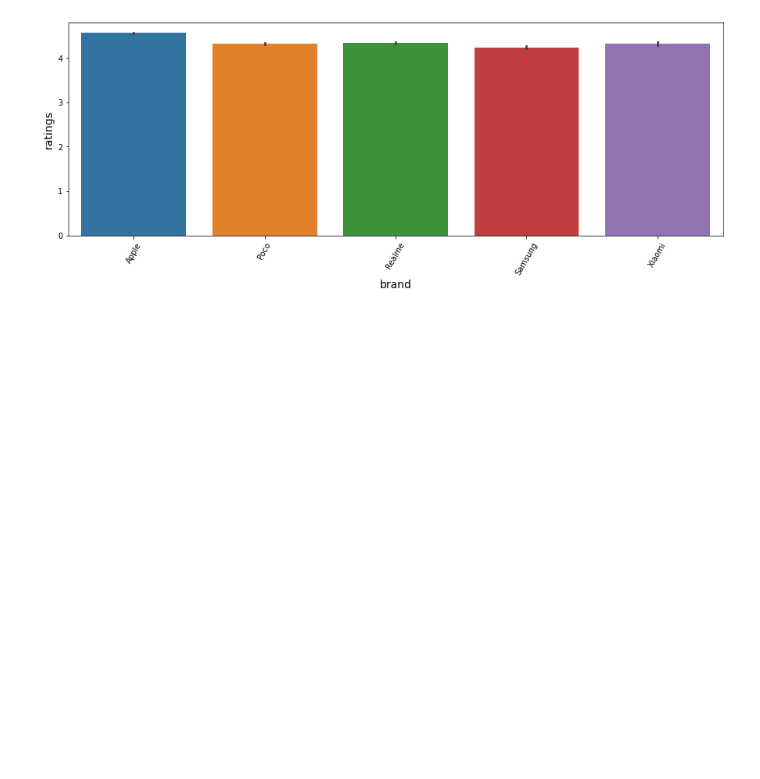
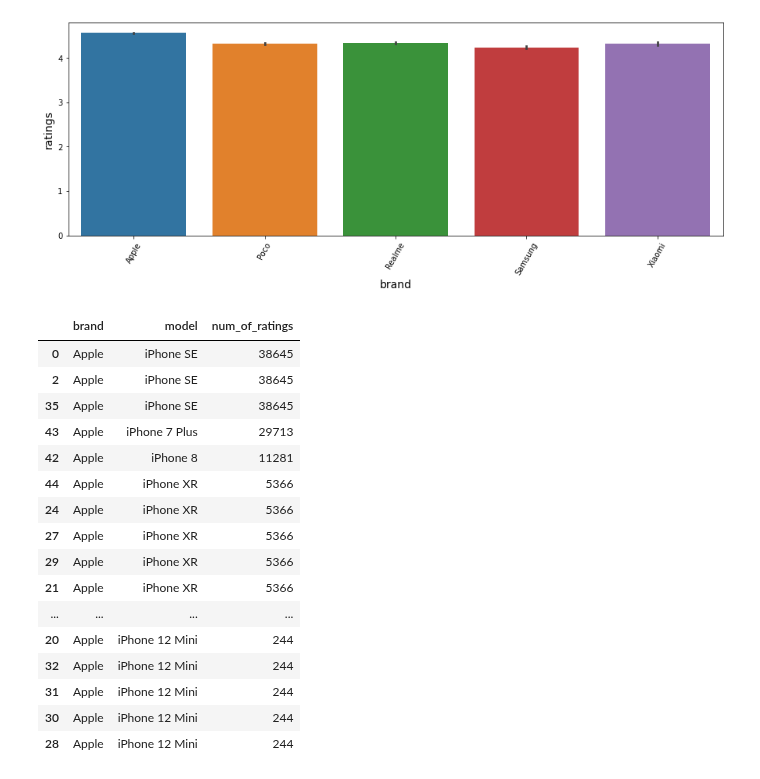
Before and after one commit to Arpan-tech-create/Exploratory_Data_Analysis, a Jupyter notebook: Mobile Sales.ipynb, the cells around one changed output. Saved outputs shown, nothing was run; the diff lists cells and outputs as text; code cells hidden in the pictures; blank space fills up the shorter version.

```diff
--- a/Mobile Sales.ipynb
+++ b/Mobile Sales.ipynb
@@ -220,0 +224,22 @@ sns.barplot(x,y)
+# %%
+app_df=mb[app]
+app_brand1=app_df.sort_values(by=['num_of_ratings'],ascending=False)
+app_brand1
+# %% [output]
+|  | brand | model | num_of_ratings |
+| 0 | Apple | iPhone SE | 38645 |
+| 2 | Apple | iPhone SE | 38645 |
+| 35 | Apple | iPhone SE | 38645 |
+| 43 | Apple | iPhone 7 Plus | 29713 |
+| 42 | Apple | iPhone 8 | 11281 |
+| 44 | Apple | iPhone XR | 5366 |
+| 24 | Apple | iPhone XR | 5366 |
+| 27 | Apple | iPhone XR | 5366 |
+| 29 | Apple | iPhone XR | 5366 |
+| 21 | Apple | iPhone XR | 5366 |
+| ... | ... | ... | ... |
+| 20 | Apple | iPhone 12 Mini | 244 |
+| 32 | Apple | iPhone 12 Mini | 244 |
+| 31 | Apple | iPhone 12 Mini | 244 |
+| 30 | Apple | iPhone 12 Mini | 244 |
+| 28 | Apple | iPhone 12 Mini | 244 |
```
Also changed, not shown: parts of 5 cells of this notebook, 5 other files.
